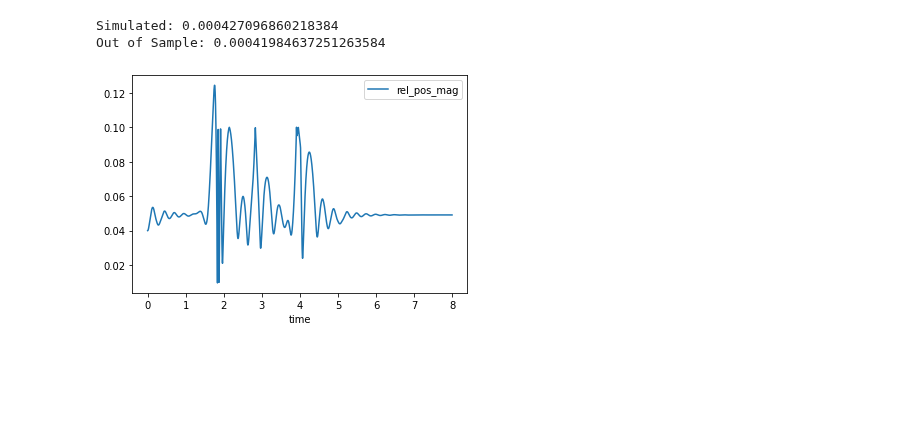
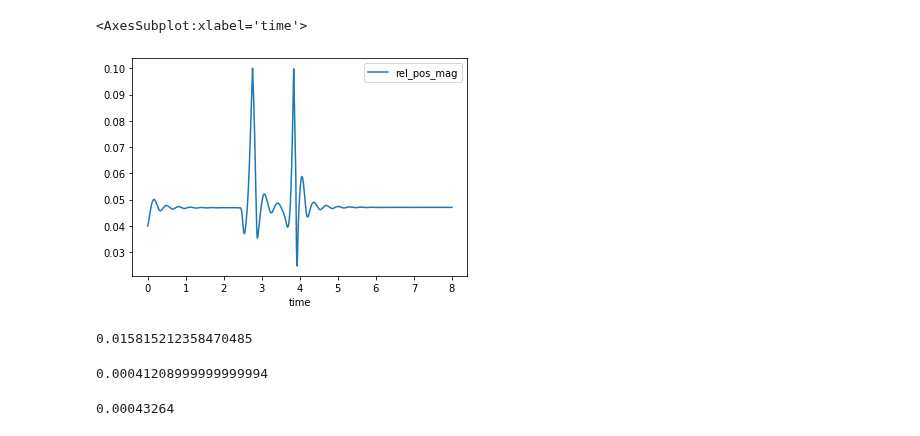
Before and after one commit to mnicstruwig/FlexibleFluxSimulator, a Jupyter notebook: experiments/2021-06-08-Optimization-for-Integration.ipynb, the cells around one changed output. Drawn from its saved outputs; the diff is of its cells as text; code cells hidden in the pictures; blank space fills up the shorter version.

```diff
--- a/experiments/2021-06-08-Optimization-for-Integration.ipynb
+++ b/experiments/2021-06-08-Optimization-for-Integration.ipynb
@@ -163,0 +108,21 @@ import json
+# %%
+import json
+from unified_model import UnifiedModel
+
+which_input = 0
+c = 1
+m = 1
+n_z = 65
+n_w = 5
+c_c = 35
+
+df_sample['c'] = c
+df_sample['m'] = m
+
+def get_config(df, c, m, n_z, n_w, c_c, which_input, return_config_only=False):
+    config_str = df.query(f'c == {c} and m == {m} and n_z == {n_z} and n_w == {n_w} and c_c == {c_c} and input == {which_input}')['config'].values[0]
+    config = json.loads(config_str)
+
+    if return_config_only:
+        return config
+    return config, UnifiedModel.from_config(config)
@@ -163,0 +186,16 @@ import json
+# %%
+# Ok, time to set the input
+from unified_model.utils.utils import collect_samples
+from unified_model.evaluate import Measurement
+
+samples = collect_samples(
+    base_path='../data/2019-05-23/',
+    acc_pattern='A/*acc*.csv',
+    adc_pattern='A/*adc*.csv',
+    video_label_pattern='A/*labels*.csv'
+)
+
+
+measurement = Measurement(samples[which_input], um)
+
+um.mechanical_model.set_input(measurement.input_)
@@ -163,0 +222,3 @@ import json
+# %%
+result = um.get_quick_results()
+result.head()
@@ -245,10 +236,18 @@ model.get_config()
-# %%
-results = model.get_quick_results()
-results.plot(x='time', y='rel_pos_mag')
-
-print('Simulated:', df_sample.query(f'c == {c} and m == {m} and n_z == {n_z} and n_w == {n_w} and c_c == {c_c} and input == {which_input}')['p_load_avg'].values[0])
-print('Out of Sample:', model.calculate_metrics('g(t, x5)', {'p_load_avg': lambda x: calc_p_load_avg(x, model.electrical_model.load_model.R)})['p_load_avg'])
-# %% [output]
-Simulated: 0.000427096860218384
-Out of Sample: 0.00041984637251263584
-[figure, removed]
+# %%
+result.plot(x='time', y='rel_pos_mag')
+# %% [output]
+<AxesSubplot:xlabel='time'>
+[figure, added]
+# %%
+v_rms = calc_rms(result['v_load'].values)
+v_rms
+# %% [output]
+0.015815212358470485
+# %%
+0.016338221898639583
+# %% [output]
+0.00041208999999999994
+# %%
+0.0208*0.0208
+# %% [output]
+0.00043264
```
Also changed, not shown: parts of 28 cells of this notebook, 2 other files.
